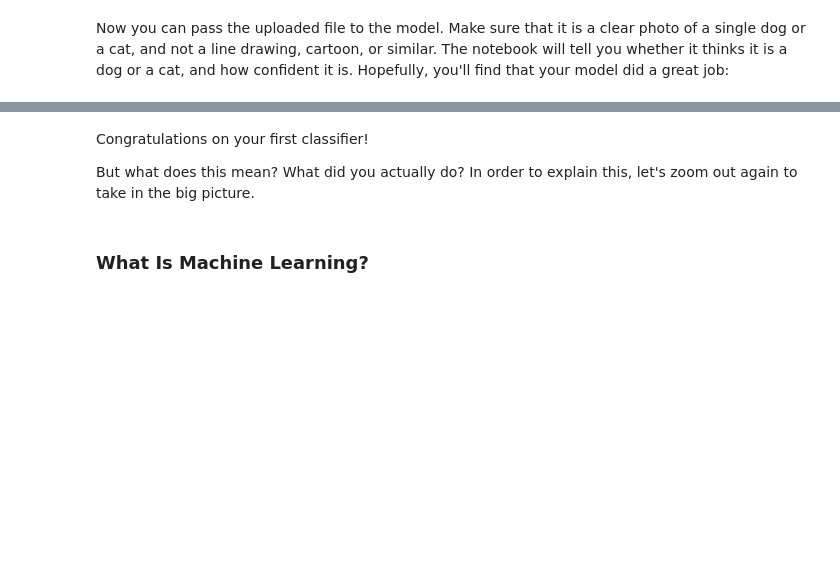
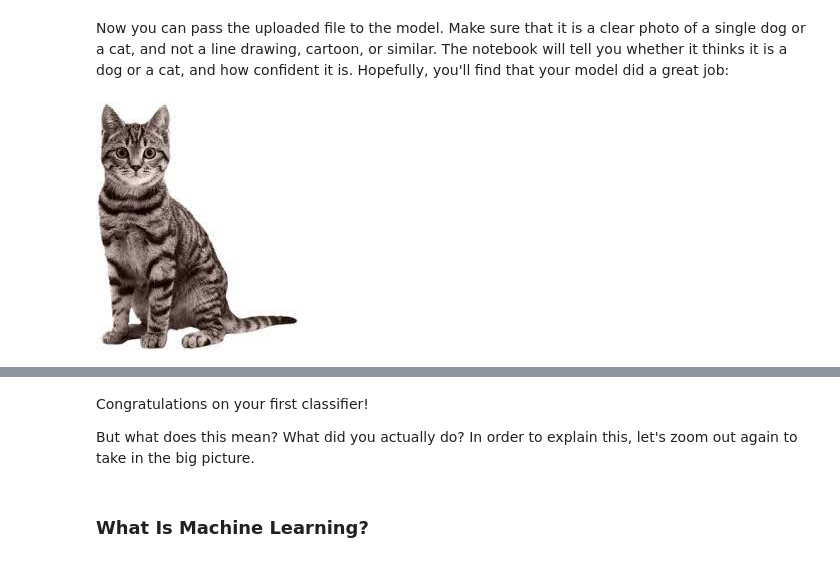
Before and after one commit to jrichwiltshire/fastai, a Jupyter notebook: 01_intro.ipynb, the cells around one changed output, grey strips where cells are left out. Saved outputs shown, nothing was run; the diff lists cells and outputs as text; code cells hidden in the pictures; blank space fills up the shorter version.

```diff
--- a/01_intro.ipynb
+++ b/01_intro.ipynb
@@ -282,6 +288,11 @@ Now you can pass the uploaded file to the model. Make sure that it is a clear ph
 #hide
 # For the book, we can't actually click an upload button, so we fake it
 uploader = SimpleNamespace(data = ['images/chapter1_cat_example.jpg'])
+# %%
+img = PILImage.create(uploader.data[0])
+img
+# %% [output]
+[figure, added]
 # %%
 img = PILImage.create(uploader.data[0])
 is_cat,_,probs = learn.predict(img)
```
Also changed, not shown: parts of 3 cells of this notebook.
